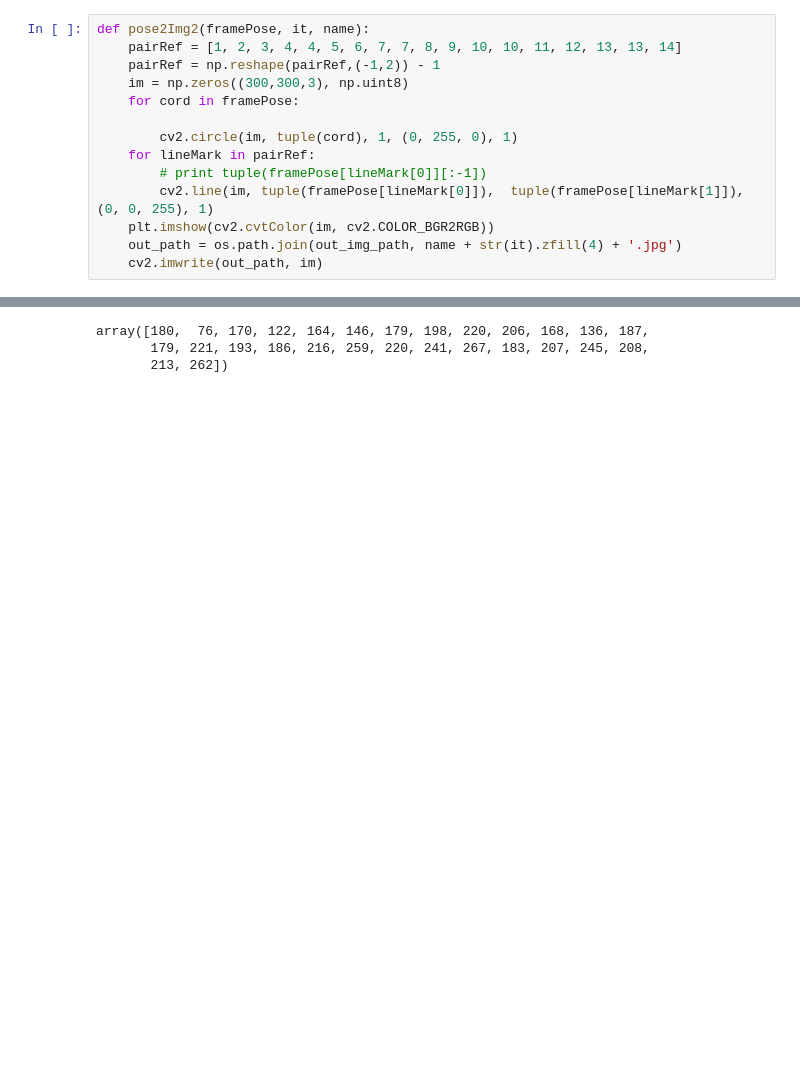
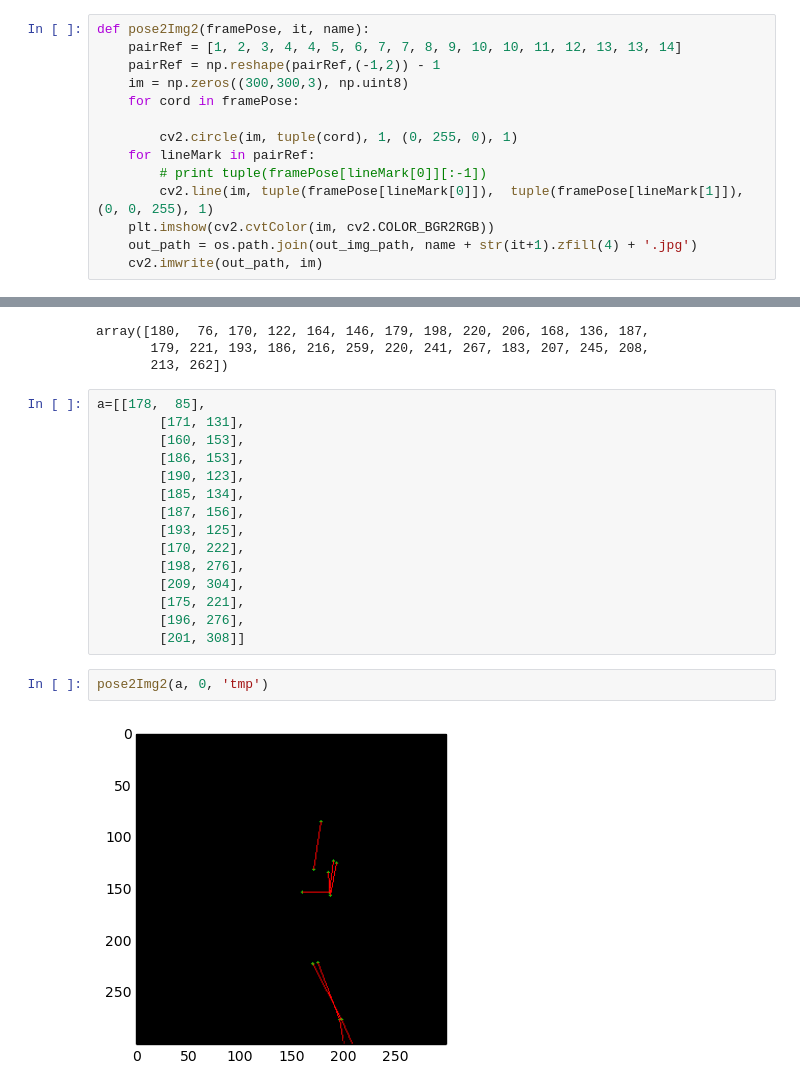
Before and after one commit to gengshan-y/dyn_pose, a Jupyter notebook: norm.ipynb, the cells around one changed output, grey strips where cells are left out. Drawn from its saved outputs; the diff is of its cells as text; blank space fills up the shorter version.

```diff
--- a/norm.ipynb
+++ b/norm.ipynb
@@ -91,7 +115,7 @@ def pose2Img2(framePose, it, name):
         # print tuple(framePose[lineMark[0]][:-1])
         cv2.line(im, tuple(framePose[lineMark[0]]),  tuple(framePose[lineMark[1]]), (0, 0, 255), 1)
     plt.imshow(cv2.cvtColor(im, cv2.COLOR_BGR2RGB))
-    out_path = os.path.join(out_img_path, name + str(it).zfill(4) + '.jpg')
+    out_path = os.path.join(out_img_path, name + str(it+1).zfill(4) + '.jpg')
     cv2.imwrite(out_path, im)
 # %%
 heads = [x['p'][0] for x in xt]
@@ -128,3 +152,22 @@ for x in xt:
 array([180,  76, 170, 122, 164, 146, 179, 198, 220, 206, 168, 136, 187,
        179, 221, 193, 186, 216, 259, 220, 241, 267, 183, 207, 245, 208,
        213, 262])
+# %%
+a=[[178,  85],
+        [171, 131],
+        [160, 153],
+        [186, 153],
+        [190, 123],
+        [185, 134],
+        [187, 156],
+        [193, 125],
+        [170, 222],
+        [198, 276],
+        [209, 304],
+        [175, 221],
+        [196, 276],
+        [201, 308]]
+# %%
+pose2Img2(a, 0, 'tmp')
+# %% [output]
+[figure, added]
```
Also changed, not shown: parts of 7 cells of this notebook, 10 other files.
